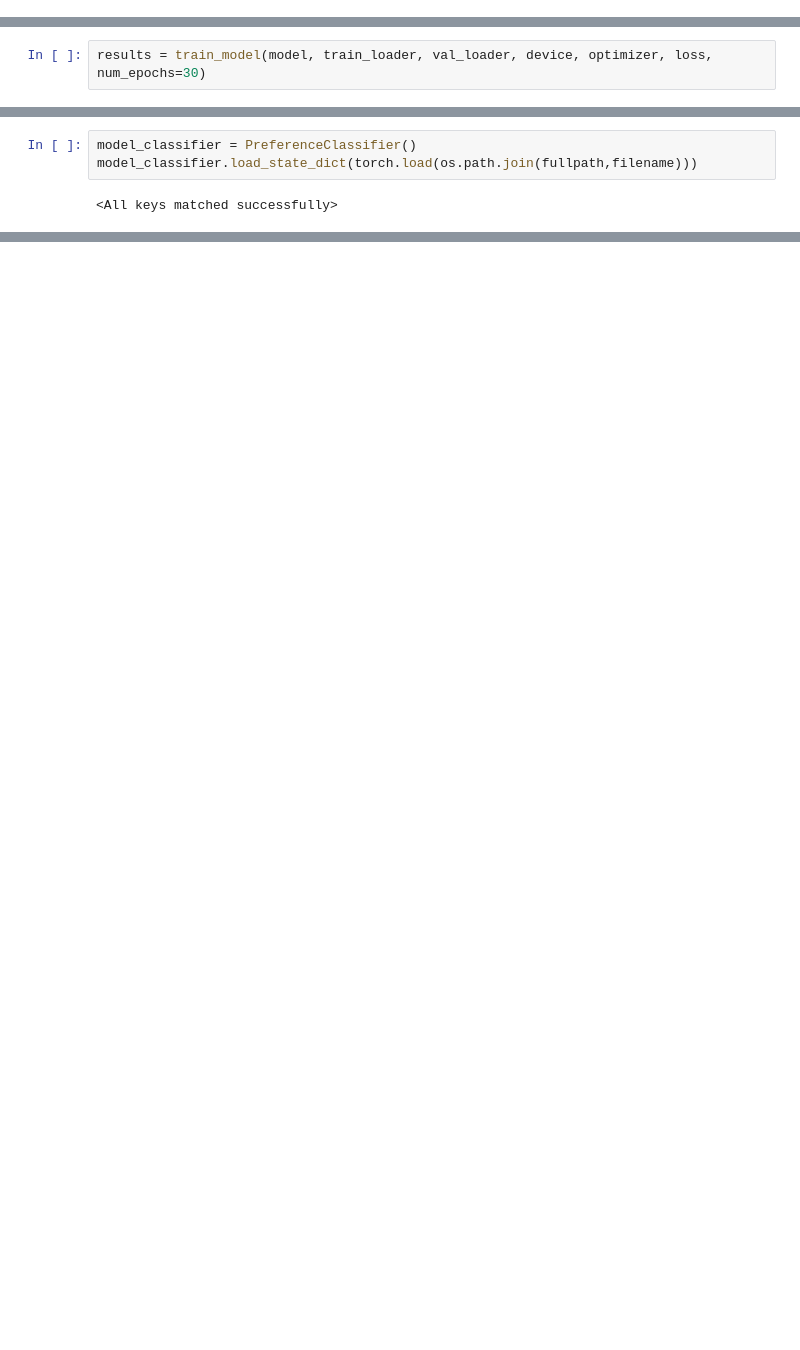
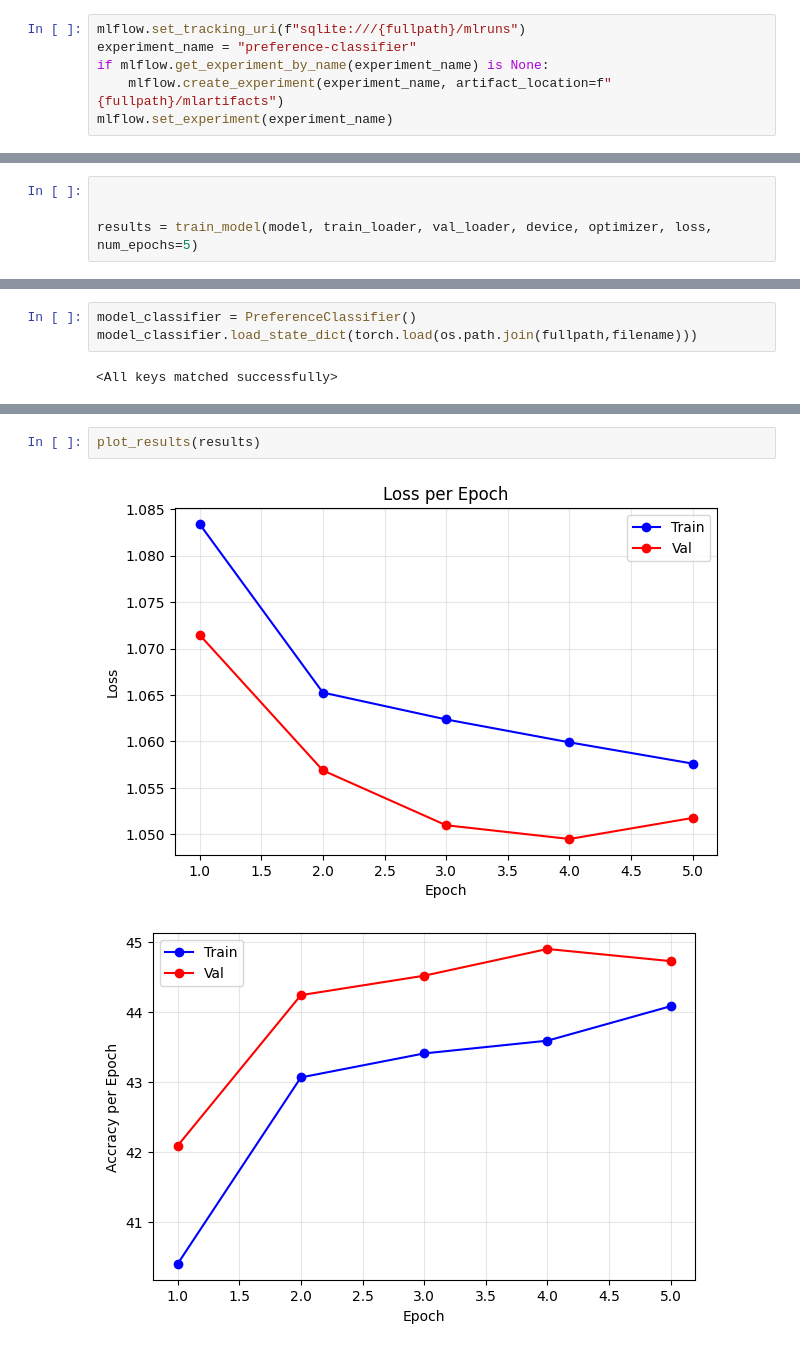
Before and after one commit to fernandoquintino/llm-classification-finetuning, a Jupyter notebook: LLM_kaggle_proect.ipynb, the cells around one changed output, grey strips where cells are left out. Cells and saved outputs as stored; diff of their text form; blank space fills up the shorter version.

```diff
--- a/LLM_kaggle_proect.ipynb
+++ b/LLM_kaggle_proect.ipynb
@@ -46,0 +79,6 @@ drwxr-xr-x 1 root root      4096 Aug 12 15:45 ..
+# %%
+mlflow.set_tracking_uri(f"sqlite:///{fullpath}/mlruns")
+experiment_name = "preference-classifier"
+if mlflow.get_experiment_by_name(experiment_name) is None:
+    mlflow.create_experiment(experiment_name, artifact_location=f"{fullpath}/mlartifacts")
+mlflow.set_experiment(experiment_name)
@@ -697,3 +734,5 @@ def train_model(model, train_loader, val_loader, device, optimizer, loss, num_ep
 # %%
-results = train_model(model, train_loader, val_loader, device, optimizer, loss, num_epochs=30)
+
+
+results = train_model(model, train_loader, val_loader, device, optimizer, loss, num_epochs=5)
 # %% [output]
@@ -741,0 +781,5 @@ plt.show()
+# %%
+plot_results(results)
+# %% [output]
+[figure, added]
+[figure, added]
```
Also changed, not shown: parts of 14 cells of this notebook.
